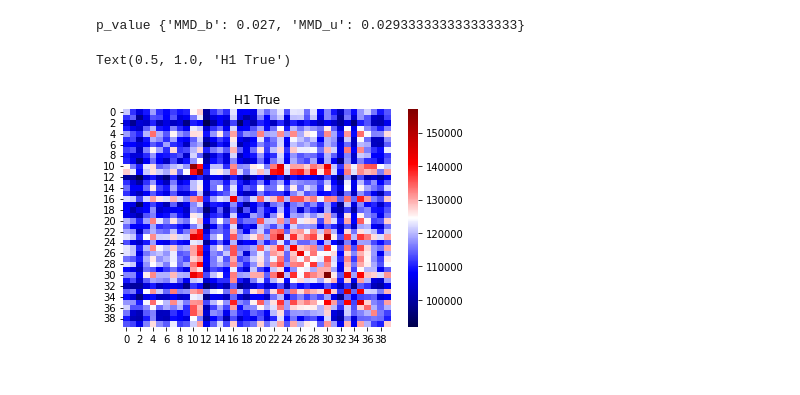
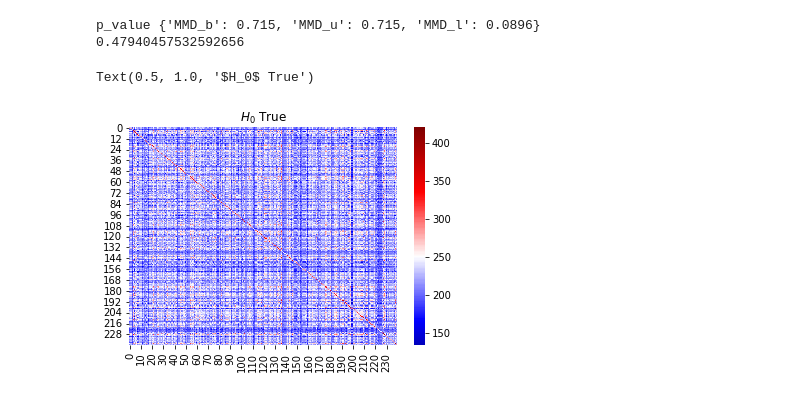
Before and after one commit to ragnarlevi/GTST, a Jupyter notebook: _Workbench/BGDegreeLabels.ipynb, the cells around one changed output. Cells and saved outputs as stored; diff of their text form; code cells hidden in the pictures.

```diff
--- a/_Workbench/BGDegreeLabels.ipynb
+++ b/_Workbench/BGDegreeLabels.ipynb
@@ -35,18 +44,18 @@ ModuleNotFoundError: No module named 'grakel'
 from importlib import reload
 foo = reload(mg)
 
-n_1 = 10
-n_2 = 10
-nnode_1 = 30
-nnode_2 = 30
+n_1 = 120
+n_2 = 120
+nnode_1 = 40
+nnode_2 = 40
 
 p = [np.ones(nnode_1) for i in range(n_1)] + [np.ones(nnode_2) for i in range(n_2)]
-q = [np.ones(nnode_1) for i in range(n_1)] + [np.ones(nnode_2)   for i in range(n_2)]#[np.ones(nnode_1) for i in range(n_1)] + [np.ones(nnode_2) for i in range(n_2)] # [np.ones(nnode_1) for i in range(n_1)] + [np.ones(nnode_2) for i in range(n_2)]
+q = [np.ones(nnode_1) for i in range(n_1)] + [np.ones(nnode_2)  for i in range(n_2)]#[np.ones(nnode_1) for i in range(n_1)] + [np.ones(nnode_2) for i in range(n_2)] # [np.ones(nnode_1) for i in range(n_1)] + [np.ones(nnode_2) for i in range(n_2)]
 
 6.4489
 4.805
-bg1 = mg.BinomialGraphs(n_1, nnode_1, k = 4, fullyConnected = True)
-bg2 = mg.BinomialGraphs(n_2, nnode_2, k = 4.25, fullyConnected = True)
+bg1 = mg.BinomialGraphs(n_1, nnode_1, k = 5, fullyConnected = True, l = 'degreelabels')
+bg2 = mg.BinomialGraphs(n_2, nnode_2, k = 5, fullyConnected = True, l = 'degreelabels')
 bg1.Generate()
 bg2.Generate()
 Gs = bg1.Gs + bg2.Gs
@@ -62,27 +78,31 @@ def issymmetric(a, rtol=1e-05, atol=1e-08):
     Check if matrix is symmetric
     """
     return np.allclose(a, a.T, rtol=rtol, atol=atol)
+# %%
+
+bg1.Generate()
+bg2.Generate()
+Gs = bg1.Gs + bg2.Gs
 # %%
 importlib.reload(sys.modules['MMDforGraphs'])
 import tqdm
 mmdu = []
 for sample in range(1): #tqdm.tqdm(range(1)):
 
+    # Gs_mst = []
+    # for G in Gs:
+    #     Gs_mst.append(nx.minimum_spanning_tree(G))
+    # Gs = Gs_mst
     bg1.Generate()
     bg2.Generate()
     Gs = bg1.Gs + bg2.Gs
 
-    # Gs_mst = []
-    # for G in Gs:
-    #     Gs_mst.append(nx.minimum_spanning_tree(G))
-    # Gs = Gs_mst
-
     # Grakel kernels
-    # graph_list = gk.graph_from_networkx(Gs, node_labels_tag='label')  # Convert to graphs to Grakel format
+    graph_list = gk.graph_from_networkx(Gs, node_labels_tag='label')  # Convert to graphs to Grakel format
     # kernel = [{"name": "multiscale_laplacian"}]
     # K = mg.KernelMatrix(graph_list, kernel, False)
-    #kernel = [{"name": "weisfeiler_lehman", "n_iter": 4}, {"name": "vertex_histogram"}]
-    #kernel = [{"name": "WL-OA", "n_iter": 4}]
+    kernel = [{"name": "weisfeiler_lehman", "n_iter": 1}, {"name": "vertex_histogram"}]
+    # kernel = [{"name": "WL-OA", "n_iter": 4}]
     # kernel = [{"name": "SP", "with_labels": 1}]
     # kernel = [{"name": "lovasz_theta", "n_samples":20}]
     #kernel = [{"name": "core_framework", "min_core": 1}, {"name":"propagation", 't_max':5, 'w':0.1, 'M':"H"}]
@@ -91,8 +111,8 @@ for sample in range(1): #tqdm.tqdm(range(1)):
     # kernel = [{"name":'odd_sth', 'h':3}]
     #kernel = [{"name": "weisfeiler_lehman", "n_iter": 1}, {"name": "propagation", "t_max": 2, "w":0.01, "M":'TV'}]
 
-    #init_kernel = gk.GraphKernel(kernel= kernel, normalize=1, n_jobs= 4)
-    #K = init_kernel.fit_transform(graph_list)
+    init_kernel = gk.GraphKernel(kernel= kernel, normalize=0)
+    K = init_kernel.fit_transform(graph_list)
 
     # My kernels
     # RW kernel
@@ -102,33 +122,37 @@ for sample in range(1): #tqdm.tqdm(range(1)):
     #     label_list.append(np.unique(list(nx.get_node_attributes(G, 'label').values())))
 
     # label_list = np.unique(np.concatenate(label_list))
-    #rw_kernel = rw.RandomWalk(Gs, c = 0.01, normalize=0, p = p, q = q)
+    # rw_kernel = rw.RandomWalk(Gs, c = 0.01, normalize=0, p = p, q = q)
     # K = rw_kernel.fit_ARKL(r = 8, label_list = label_list, normalize_adj=True)
-    #K = rw_kernel.fit_ARKU_plus(r = 6, normalize_adj=False, verbose=False)
+    # K = rw_kernel.fit_ARKU_plus(r = 6, normalize_adj=False, verbose=False)
     # K = rw_kernel.fit_random_walk(mu_vec=[0.0, 1.0/(nnode_1*nnode_2)], k = 1, r = 3, normalize_adj=False ) # 1/((nnode_1-1)*(nnode_2-1)))
 
     #print(np.all(K == 0))
     #print(K)
 
-    gntk = GNTK.GNTK(num_layers=2, num_mlp_layers=2, jk=True, scale='degree', normalize=False)
-    gntk.preprocess(Gs, degree_as_tag = True)
-    K = gntk.fit_all()
+    #gntk = GNTK.GNTK(num_layers=2, num_mlp_layers=2, jk=True, scale='degree', normalize=False)
+    #gntk.preprocess(Gs, degree_as_tag = True)
+    #K = gntk.fit_all()
 
     #gstat = GraphStatKernel.G_stat_kernel()
     #K = gstat.fit(Gs, method = 'degree', kernel_width= 100)
 
-    MMD_functions = [mg.MMD_b, mg.MMD_u]
+    #kernel = WWL.WWL(param = {'discount':0.1,'h':3, 'sinkhorn':False })
+    #K = kernel.fit_transform(Gs)
 
-    # initialize bootstrap class, we only want this to be initalized once so that numba njit
-    # only gets compiled once (at first call)
+
+    MMD_functions = [mg.MMD_b, mg.MMD_u, mg.MMD_l]#, mg.MONK_EST]
     kernel_hypothesis = mg.BoostrapMethods(MMD_functions)
-    function_arguments=[dict(n = bg1.n, m = bg2.n ), dict(n = bg1.n, m = bg2.n )]
-    kernel_hypothesis.Bootstrap(K, function_arguments, B = 3000, method = 'BootstrapScheme')
+    function_arguments = [dict(n = bg1.n, m = bg1.n  ),
+                        dict(n = bg1.n, m = bg1.n ),
+                        dict(n = bg1.n, m = bg1.n )]#,
+                        #dict(Q = 3, y1 = Gs[:bg1.n], y2 = Gs[bg1.n:] )]
+    kernel_hypothesis.Bootstrap(K, function_arguments, B = 10000)
 
     # Run power
-    #threshold = np.quantile(kernel_hypothesis.boot_test_statistic['MMD_u'], 1-0.05)
+    threshold = np.quantile(kernel_hypothesis.boot_test_statistic['MMD_u'], 1-0.05)
     #print(f'threshold {threshold}')
-    #ratio, power, V = mg.power_ratio(K, kernel_hypothesis.sample_test_statistic['MMD_u'], threshold, n_1)
+    ratio, power, V = mg.power_ratio(K, kernel_hypothesis.sample_test_statistic['MMD_u'], threshold, n_1)
     #print(f'V {V}')
     #print(f'ratio {ratio}')
     #print(f'power {power}')
@@ -136,14 +160,16 @@ for sample in range(1): #tqdm.tqdm(range(1)):
     #print(f"MMD_u {kernel_hypothesis.sample_test_statistic['MMD_u']}")
 
     mmdu.append(kernel_hypothesis.p_values['MMD_u'])
+    print(power)
 # %% [output]
-p_value {'MMD_b': 0.027, 'MMD_u': 0.029333333333333333}
+p_value {'MMD_b': 0.715, 'MMD_u': 0.715, 'MMD_l': 0.0896}
+0.47940457532592656
 # %%
 #np.fill_diagonal(K,0)
 ax = plt.axes()
-sns.heatmap(K, cmap='seismic')
+sns.heatmap(K, cmap='seismic', center = 250)
 
-ax.set_title(f'H1 True')
+ax.set_title(fr'$H_0$ True')
 # %% [output]
-Text(0.5, 1.0, 'H1 True')
+Text(0.5, 1.0, '$H_0$ True')
-[figure, old version]
+[figure, new version]
```
Also changed, not shown: parts of 4 cells of this notebook, 17 other files.
